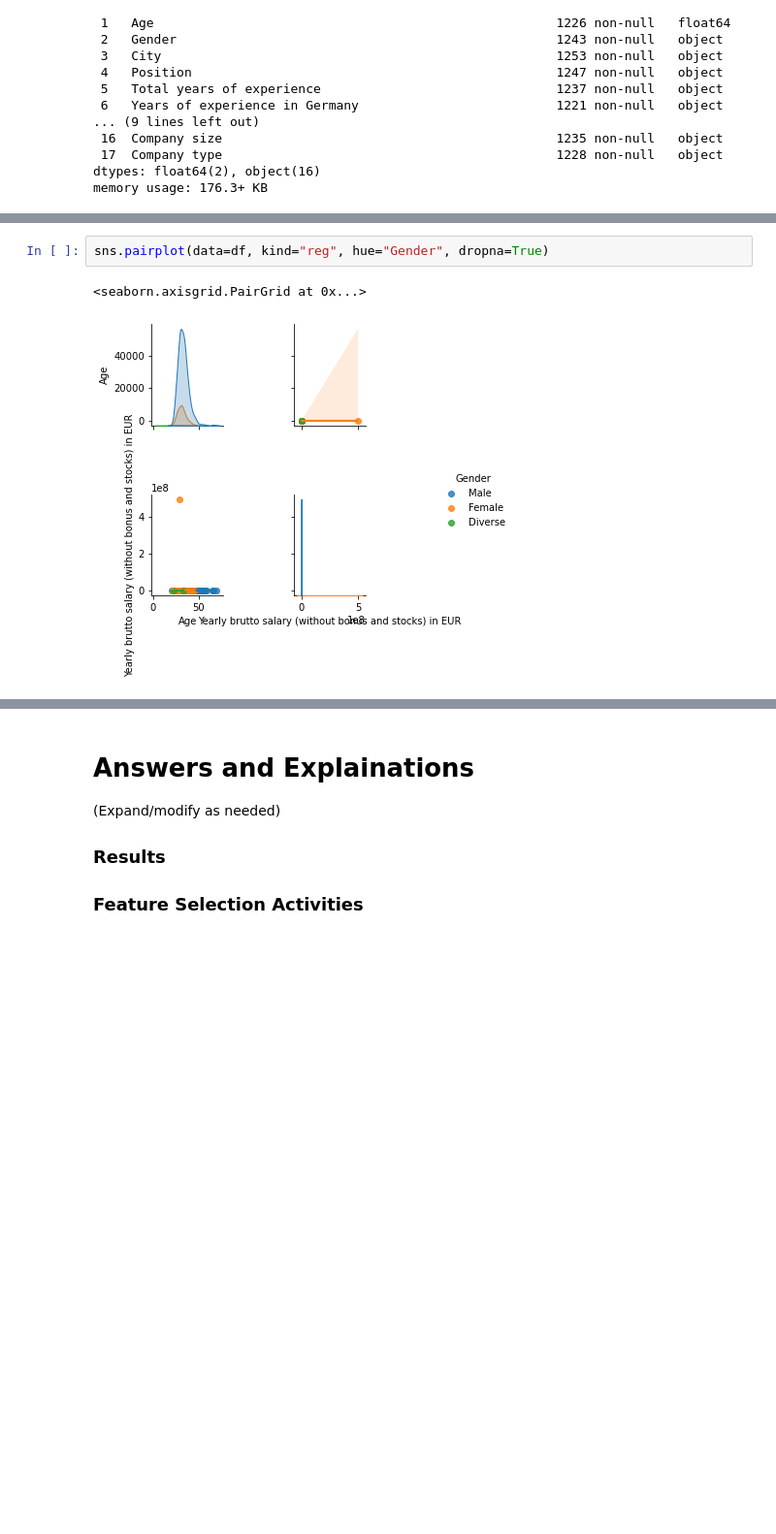
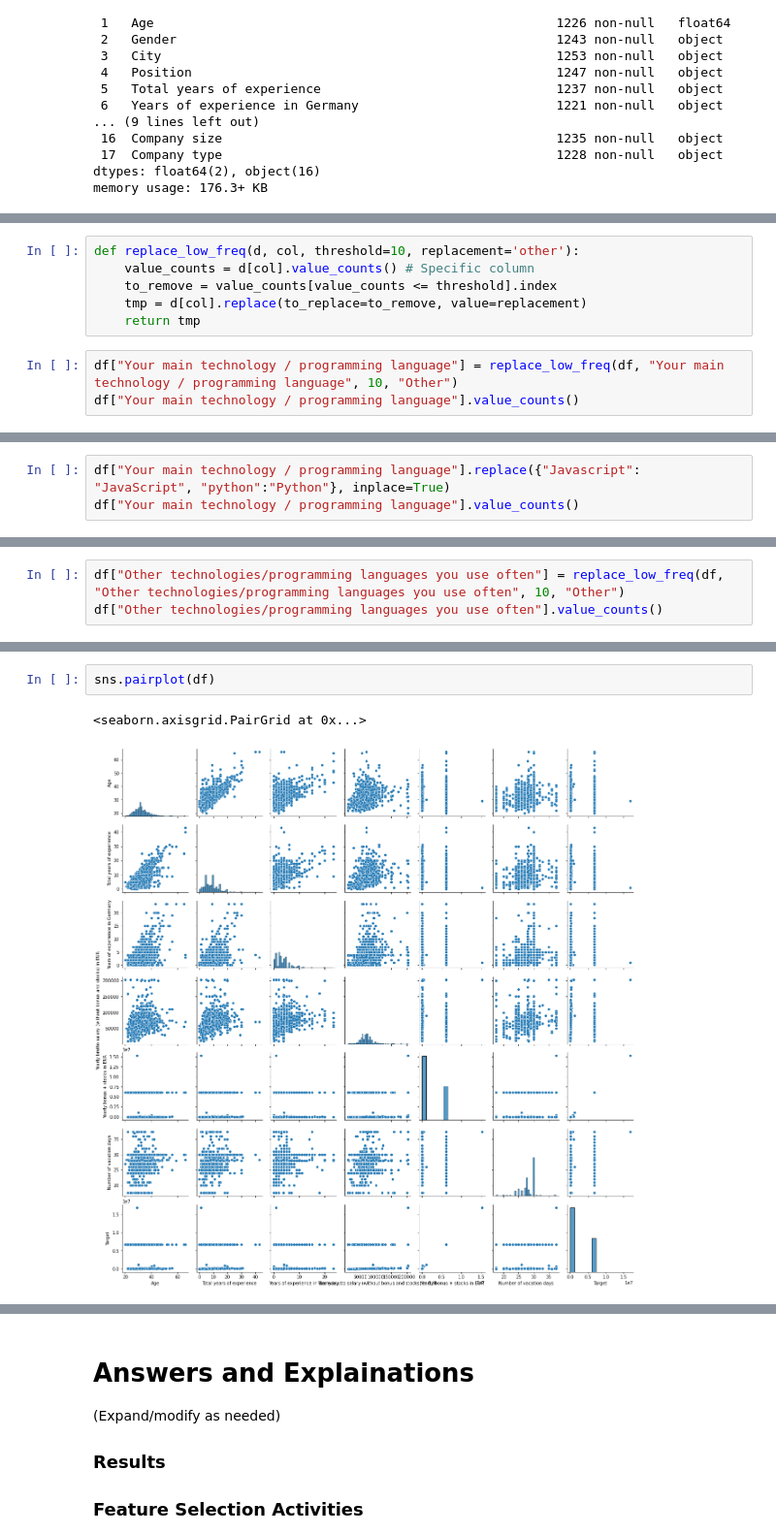
Before and after one commit to zareeiant/ItML_Asn_2_Students, a Jupyter notebook: assignment_2_start.ipynb, the cells around one changed output, grey strips where cells are left out. Shown at 97% size. Drawn from its saved outputs; the diff is of its cells as text; blank space fills up the shorter version.

```diff
--- a/assignment_2_start.ipynb
+++ b/assignment_2_start.ipynb
@@ -156,0 +205,9 @@ ValueError: could not convert string to float: '1 (as QA Engineer) / 11 in total
+# %%
+def replace_low_freq(d, col, threshold=10, replacement='other'):
+    value_counts = d[col].value_counts() # Specific column
+    to_remove = value_counts[value_counts <= threshold].index
+    tmp = d[col].replace(to_replace=to_remove, value=replacement)
+    return tmp
+# %%
+df["Your main technology / programming language"] = replace_low_freq(df, "Your main technology / programming language", 10, "Other")
+df["Your main technology / programming language"].value_counts()
@@ -156,0 +235,3 @@ ValueError: could not convert string to float: '1 (as QA Engineer) / 11 in total
+# %%
+df["Your main technology / programming language"].replace({"Javascript": "JavaScript", "python":"Python"}, inplace=True)
+df["Your main technology / programming language"].value_counts()
@@ -156,0 +272,3 @@ ValueError: could not convert string to float: '1 (as QA Engineer) / 11 in total
+# %%
+df["Other technologies/programming languages you use often"] = replace_low_freq(df, "Other technologies/programming languages you use often", 10, "Other")
+df["Other technologies/programming languages you use often"].value_counts()
@@ -157,5 +371,5 @@ ValueError: could not convert string to float: '1 (as QA Engineer) / 11 in total
 # %%
-sns.pairplot(data=df, kind="reg", hue="Gender", dropna=True)
+sns.pairplot(df)
 # %% [output]
 <seaborn.axisgrid.PairGrid at 0x...>
-[figure, old version]
+[figure, new version]
```
Also changed, not shown: parts of 38 cells of this notebook, 1 other file.
